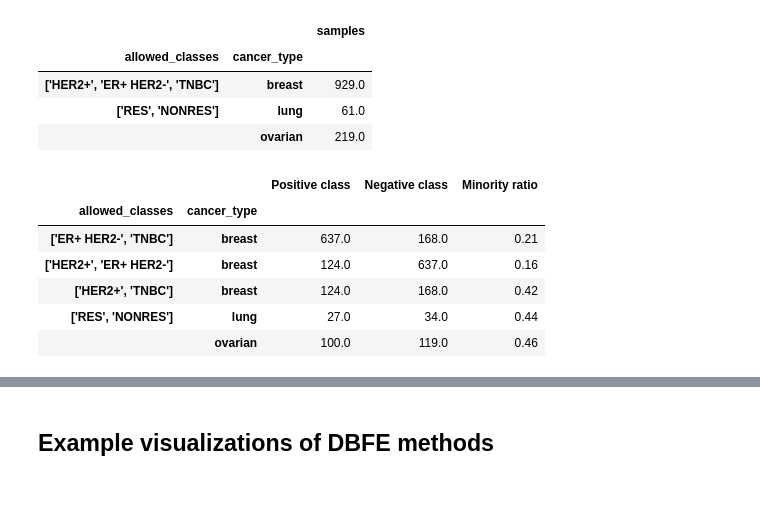
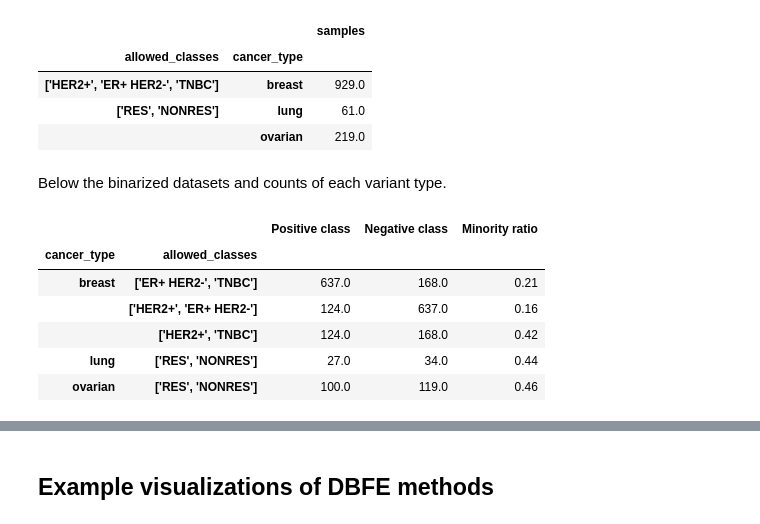
Before and after one commit to MNMdiagnostics/dbfe, a Jupyter notebook: experiments/experiments.ipynb, the cells around one changed output, grey strips where cells are left out. Cells and saved outputs as stored; diff of their text form; code cells hidden in the pictures; blank space fills up the shorter version.

```diff
--- a/experiments/experiments.ipynb
+++ b/experiments/experiments.ipynb
@@ -100,21 +100,24 @@ for cancer in CANCERS:
         dataset = get_dataset(cancer[0], variant[0], variant[1], cancer[1], pos_class=cancer[1][0])
         dataset_sizes = dataset_sizes.append({"cancer_type":cancer[0], "allowed_classes": str(cancer[1]),
                                               "variant_group": variant[0],  "variant_type": variant[1],
+                                              "variant_count": np.sum(dataset.COUNT),
                                               "Positive class": dataset.loc[dataset.CLASS_LABEL == 1, :].shape[0],
                                               "Negative class": dataset.loc[dataset.CLASS_LABEL == 0, :].shape[0]}, ignore_index=True)
+# %% [markdown]
+Below the binarized datasets and counts of each variant type.
 # %%
-class_proportions = dataset_sizes.loc[:, ["allowed_classes", "cancer_type", "Positive class", "Negative class"]].groupby(["allowed_classes", "cancer_type"]).max()
+class_proportions = dataset_sizes.loc[:, ["allowed_classes", "cancer_type", "Positive class", "Negative class"]].groupby(["cancer_type", "allowed_classes"]).max()
 class_proportions.loc[:, "Minority ratio"] = np.min(
     [class_proportions.loc[:, "Positive class"] / (class_proportions.loc[:, "Positive class"] + class_proportions.loc[:, "Negative class"]),
     class_proportions.loc[:, "Negative class"] / (class_proportions.loc[:, "Positive class"] + class_proportions.loc[:, "Negative class"])],
     axis=0
 )
 class_proportions.round(2)
 # %% [output]
 |  |  | Positive class | Negative class | Minority ratio |
-| allowed_classes | cancer_type |  |  |  |
-| ['ER+ HER2-', 'TNBC'] | breast | 637.0 | 168.0 | 0.21 |
-| ['HER2+', 'ER+ HER2-'] | breast | 124.0 | 637.0 | 0.16 |
-| ['HER2+', 'TNBC'] | breast | 124.0 | 168.0 | 0.42 |
-| ['RES', 'NONRES'] | lung | 27.0 | 34.0 | 0.44 |
-|  | ovarian | 100.0 | 119.0 | 0.46 |
+| cancer_type | allowed_classes |  |  |  |
+| breast | ['ER+ HER2-', 'TNBC'] | 637.0 | 168.0 | 0.21 |
+|  | ['HER2+', 'ER+ HER2-'] | 124.0 | 637.0 | 0.16 |
+|  | ['HER2+', 'TNBC'] | 124.0 | 168.0 | 0.42 |
+| lung | ['RES', 'NONRES'] | 27.0 | 34.0 | 0.44 |
+| ovarian | ['RES', 'NONRES'] | 100.0 | 119.0 | 0.46 |
```
Also changed, not shown: parts of 1 cell of this notebook.
